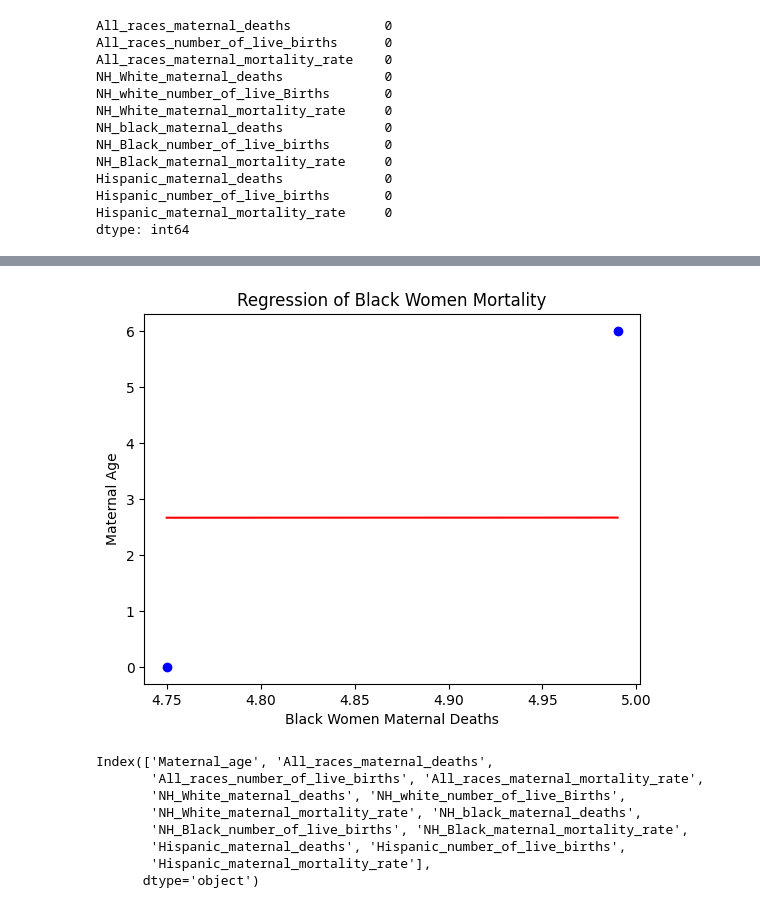
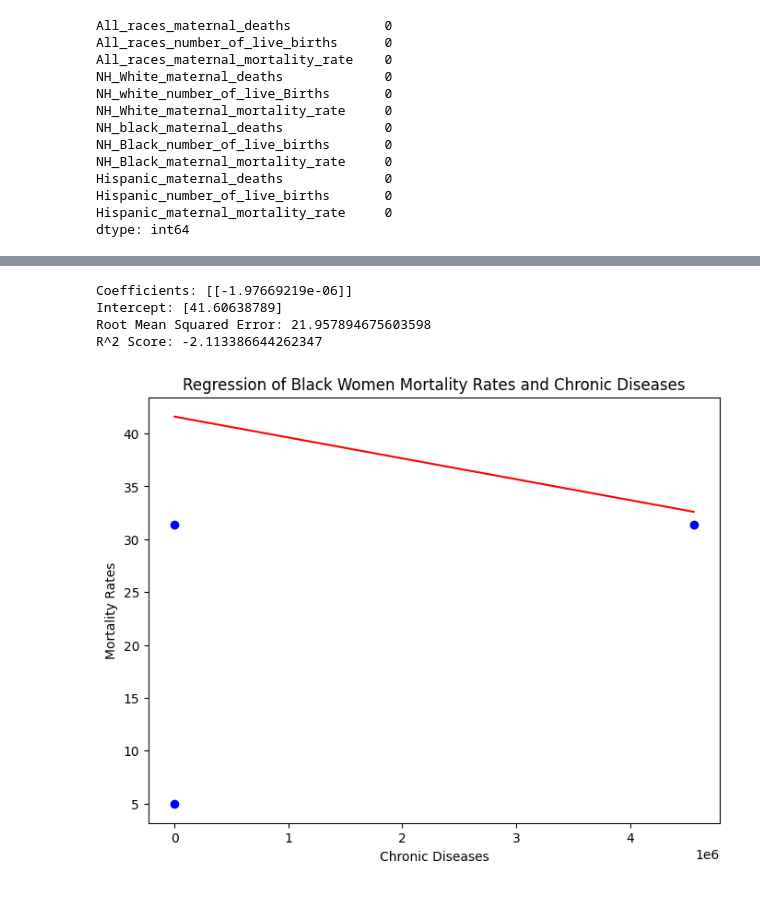
Before and after one commit to KevinSmith356/HealthDataAnalytics, a Jupyter notebook: DANL470/Project4.ipynb, the cells around one changed output, grey strips where cells are left out. Drawn from its saved outputs; the diff is of its cells as text; code cells hidden in the pictures.

```diff
--- a/DANL470/Project4.ipynb
+++ b/DANL470/Project4.ipynb
@@ -84,3 +84,5 @@ mm5_num.Mental_disorders.fillna(mm5_num.Mental_disorders.mean(), inplace=True)
 # Combine the datasets
 mm3_final = pd.concat([mm3_cat,mm3_num], axis=1)
 mm5_final = pd.concat([mm5_cat,mm5_num], axis=1)
+# %%
+maternal = pd.concat([mm3_final, mm5_final], axis=1)
@@ -86,0 +109,15 @@ mm5_final = pd.concat([mm5_cat,mm5_num], axis=1)
+# %%
+# Replace null values with mean of the columns
+maternal.Maternal_age.fillna(maternal.Maternal_age.mean(), inplace=True)
+maternal.All_races_maternal_deaths.fillna(maternal.All_races_maternal_deaths.mean(), inplace=True)
+maternal.All_races_number_of_live_births.fillna(maternal.All_races_number_of_live_births.mean(), inplace=True)
+maternal.All_races_maternal_mortality_rate.fillna(maternal.All_races_maternal_mortality_rate.mean(), inplace=True)
+maternal.NH_White_maternal_deaths.fillna(maternal.NH_White_maternal_deaths.mean(), inplace=True)
+maternal.NH_white_number_of_live_Births.fillna(maternal.NH_white_number_of_live_Births.mean(), inplace=True)
+maternal.NH_White_maternal_mortality_rate.fillna(maternal.NH_White_maternal_mortality_rate.mean(), inplace=True)
+maternal.NH_black_maternal_deaths.fillna(maternal.NH_black_maternal_deaths.mean(), inplace=True)
+maternal.NH_Black_number_of_live_births.fillna(maternal.NH_Black_number_of_live_births.mean(), inplace=True)
+maternal.NH_Black_maternal_mortality_rate.fillna(maternal.NH_Black_maternal_mortality_rate.mean(), inplace=True)
+maternal.Hispanic_maternal_deaths.fillna(maternal.Hispanic_maternal_deaths.mean(), inplace=True)
+maternal.Hispanic_number_of_live_births.fillna(maternal.Hispanic_number_of_live_births.mean(), inplace=True)
+maternal.Hispanic_maternal_mortality_rate.fillna(maternal.Hispanic_maternal_mortality_rate.mean(), inplace=True)
@@ -87,34 +146,43 @@ mm5_final = pd.concat([mm5_cat,mm5_num], axis=1)
 # %%
 # Target/independent variable
-x = mm3_final[['NH_Black_maternal_mortality_rate']].values
+x = maternal[['Chronic_diseases']]
+
 # Target variable/dependent variable
-y = mm3_final['Maternal_age'].values
+y = maternal[['NH_Black_maternal_mortality_rate']]
 
 # Split data into training and testing sets
 x_train, x_test, y_train, y_test = train_test_split(x, y, test_size=0.2, random_state=42)
 
+# Create linear regression object
 regression_model = LinearRegression()
 
-# Train the regression model on training data
+# Train the model using the training sets
 regression_model.fit(x_train, y_train)
+
+# Make predictions using the testing set
+y_pred = regression_model.predict(x_test)
+
+# Print coefficients and intercept
+print('Coefficients:', regression_model.coef_)
+print('Intercept:', regression_model.intercept_)
+
+# Print root mean squared error and R^2 score
+print('Root Mean Squared Error:', mean_squared_error(y_test, y_pred, squared=False))
+print('R^2 Score:', r2_score(y_test, y_pred))
+
+# Set plot size
+plt.rcParams['figure.figsize'] = [8, 6]
 
 # Plot the data points and linear regression line
 plt.scatter(x_test, y_test, color='blue')
-plt.plot(x_test, regression_model.predict(x_test), color='red')
-plt.title('Regression of Black Women Mortality')
-plt.xlabel('Black Women Maternal Deaths')
-plt.ylabel('Maternal Age')
+plt.plot(x_test, y_pred, color='red')
+plt.title('Regression of Black Women Mortality Rates and Chronic Diseases')
+plt.xlabel('Chronic Diseases')
+plt.ylabel('Mortality Rates')
 plt.show()
 # %% [output]
+Coefficients: [[-1.97669219e-06]]
+Intercept: [41.60638789]
+Root Mean Squared Error: 21.957894675603598
+R^2 Score: -2.113386644262347
-[figure, old version]
+[figure, new version]
-# %%
-print(mm3.columns)
-# %% [output]
-Index(['Maternal_age', 'All_races_maternal_deaths',
-       'All_races_number_of_live_births', 'All_races_maternal_mortality_rate',
-       'NH_White_maternal_deaths', 'NH_white_number_of_live_Births',
-       'NH_White_maternal_mortality_rate', 'NH_black_maternal_deaths',
-       'NH_Black_number_of_live_births', 'NH_Black_maternal_mortality_rate',
-       'Hispanic_maternal_deaths', 'Hispanic_number_of_live_births',
-       'Hispanic_maternal_mortality_rate'],
-      dtype='object')
```
Also changed, not shown: parts of 7 cells of this notebook.
